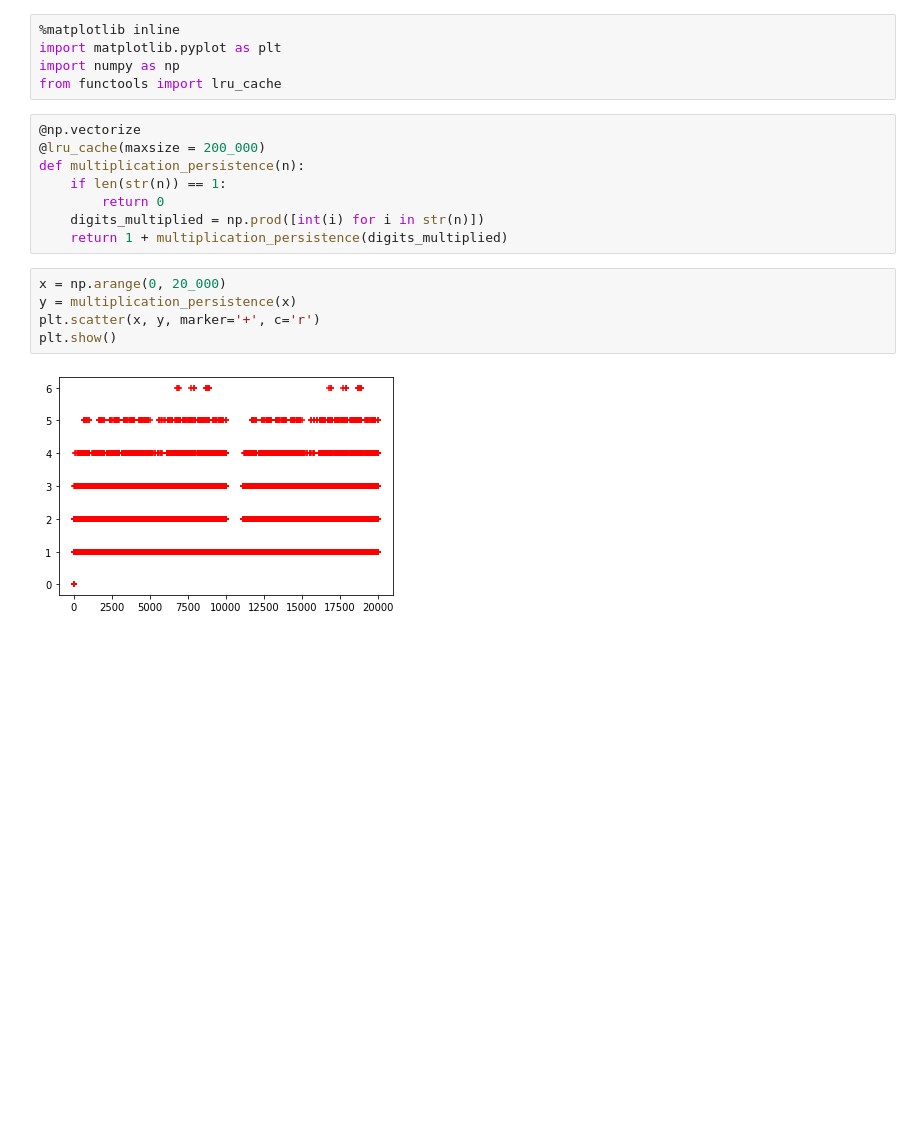
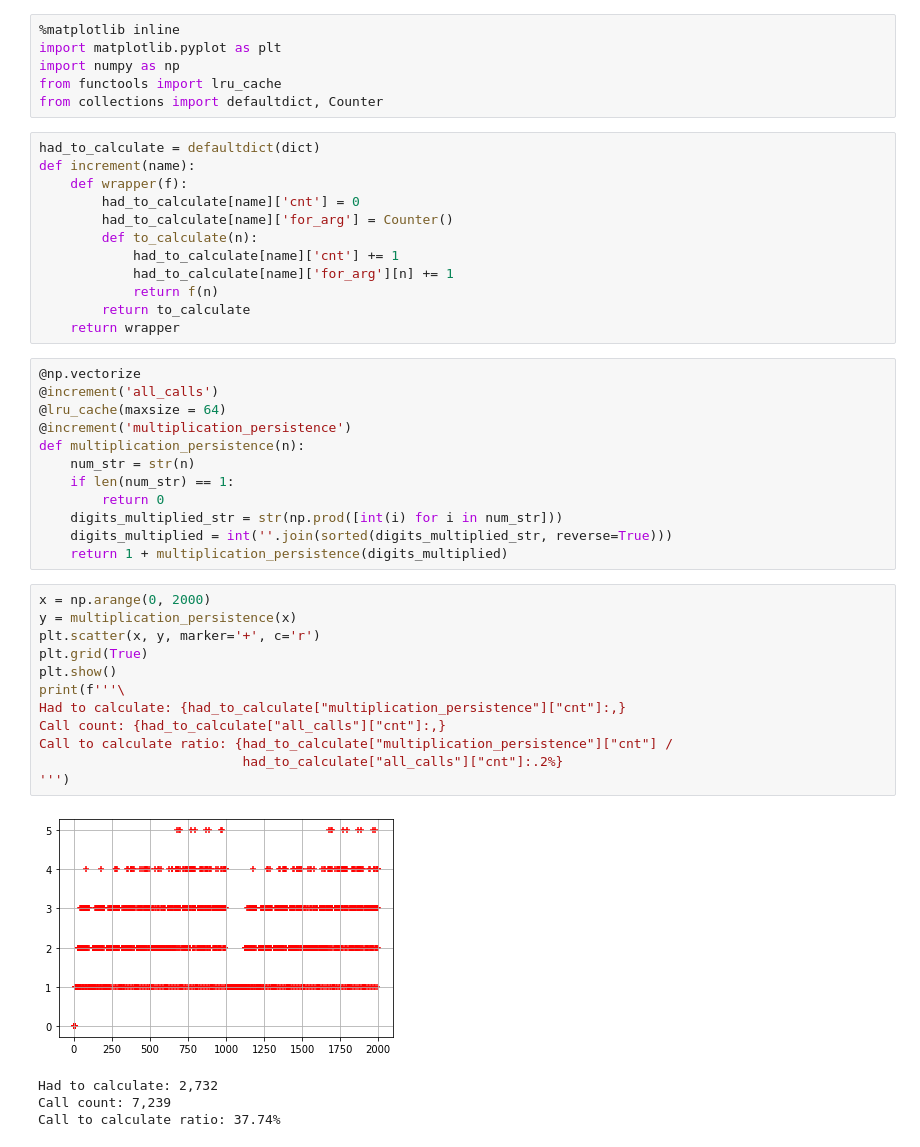
Before and after one commit to tastypenguinbacon/just-messing-arround, a Jupyter notebook: matplotlib/multiplication_persistence.ipynb, the cells around one changed output. Drawn from its saved outputs; the diff is of its cells as text; blank space fills up the shorter version.

```diff
--- a/matplotlib/multiplication_persistence.ipynb
+++ b/matplotlib/multiplication_persistence.ipynb
@@ -3,21 +3,48 @@
 import matplotlib.pyplot as plt
 import numpy as np
 from functools import lru_cache
+from collections import defaultdict, Counter
+# %%
+had_to_calculate = defaultdict(dict)
+def increment(name):
+    def wrapper(f):
+        had_to_calculate[name]['cnt'] = 0
+        had_to_calculate[name]['for_arg'] = Counter()
+        def to_calculate(n):
+            had_to_calculate[name]['cnt'] += 1
+            had_to_calculate[name]['for_arg'][n] += 1
+            return f(n)
+        return to_calculate
+    return wrapper
 # %%
 @np.vectorize
-@lru_cache(maxsize = 200_000)
+@increment('all_calls')
+@lru_cache(maxsize = 64)
+@increment('multiplication_persistence')
 def multiplication_persistence(n):
-    if len(str(n)) == 1:
+    num_str = str(n)
+    if len(num_str) == 1:
         return 0
-    digits_multiplied = np.prod([int(i) for i in str(n)])
+    digits_multiplied_str = str(np.prod([int(i) for i in num_str]))
+    digits_multiplied = int(''.join(sorted(digits_multiplied_str, reverse=True)))
     return 1 + multiplication_persistence(digits_multiplied)
 # %%
-x = np.arange(0, 20_000)
+x = np.arange(0, 2000)
 y = multiplication_persistence(x)
 plt.scatter(x, y, marker='+', c='r')
+plt.grid(True)
 plt.show()
+print(f'''\
+Had to calculate: {had_to_calculate["multiplication_persistence"]["cnt"]:,}
+Call count: {had_to_calculate["all_calls"]["cnt"]:,}
+Call to calculate ratio: {had_to_calculate["multiplication_persistence"]["cnt"] /
+                          had_to_calculate["all_calls"]["cnt"]:.2%}
+''')
 # %% [output]
-[figure, old version]
+[figure, new version]
+Had to calculate: 2,732
+Call count: 7,239
+Call to calculate ratio: 37.74%
 # %%
 unique, counts = np.unique(y, return_counts=True)
 plt.scatter(unique, counts)
```
Also changed, not shown: parts of 3 cells of this notebook.
